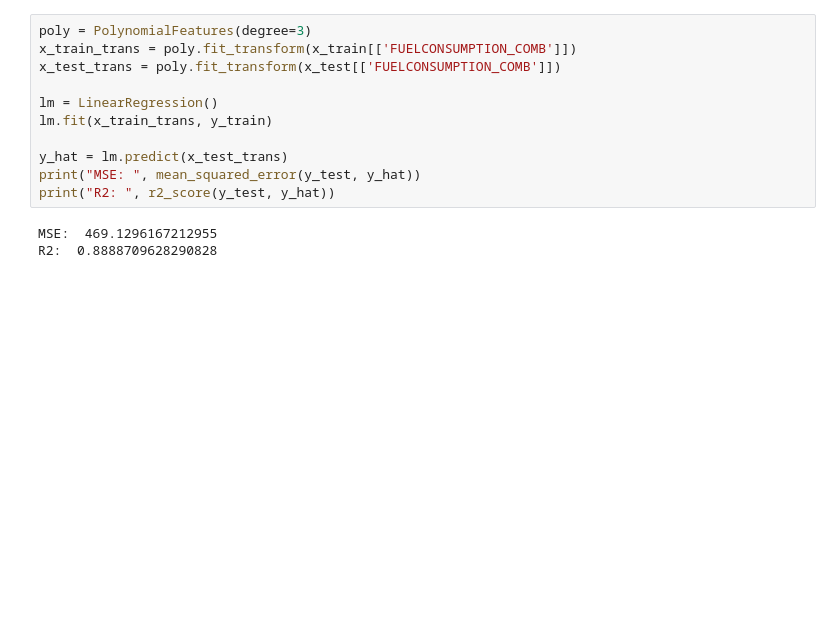
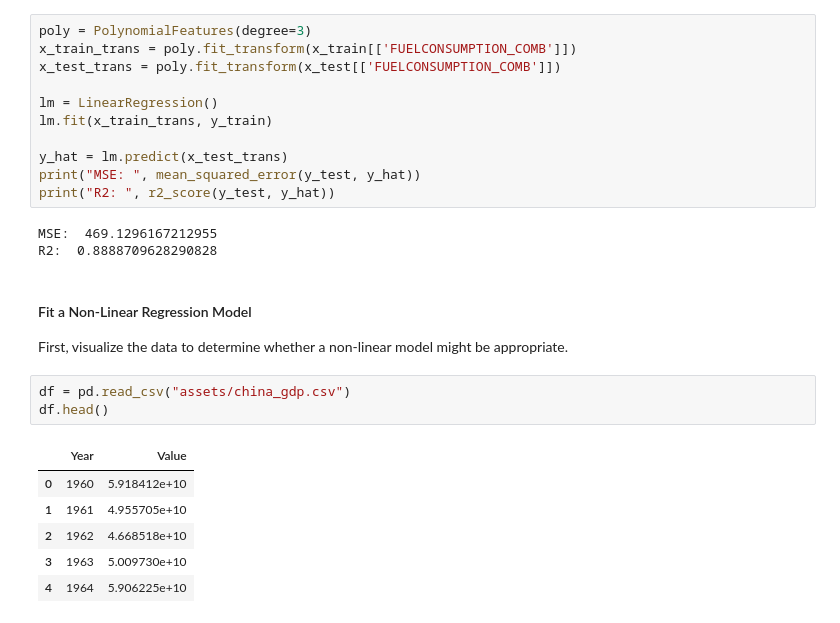
Before and after one commit to amypeniston/data-science-toolbox, a Jupyter notebook: Machine_Learning.ipynb, the cells around one changed output. Saved outputs shown, nothing was run; the diff lists cells and outputs as text; blank space fills up the shorter version.

```diff
--- a/Machine_Learning.ipynb
+++ b/Machine_Learning.ipynb
@@ -236,3 +237,17 @@ print("R2: ", r2_score(y_test, y_hat))
 # %% [output]
 MSE:  469.1296167212955
 R2:  0.8888709628290828
+# %% [markdown]
+#### Fit a Non-Linear Regression Model
+
+First, visualize the data to determine whether a non-linear model might be appropriate.
+# %%
+df = pd.read_csv("assets/china_gdp.csv")
+df.head()
+# %% [output]
+|  | Year | Value |
+| 0 | 1960 | 5.918412e+10 |
+| 1 | 1961 | 4.955705e+10 |
+| 2 | 1962 | 4.668518e+10 |
+| 3 | 1963 | 5.009730e+10 |
+| 4 | 1964 | 5.906225e+10 |
```
Also changed, not shown: parts of 9 cells of this notebook, 1 other file.
